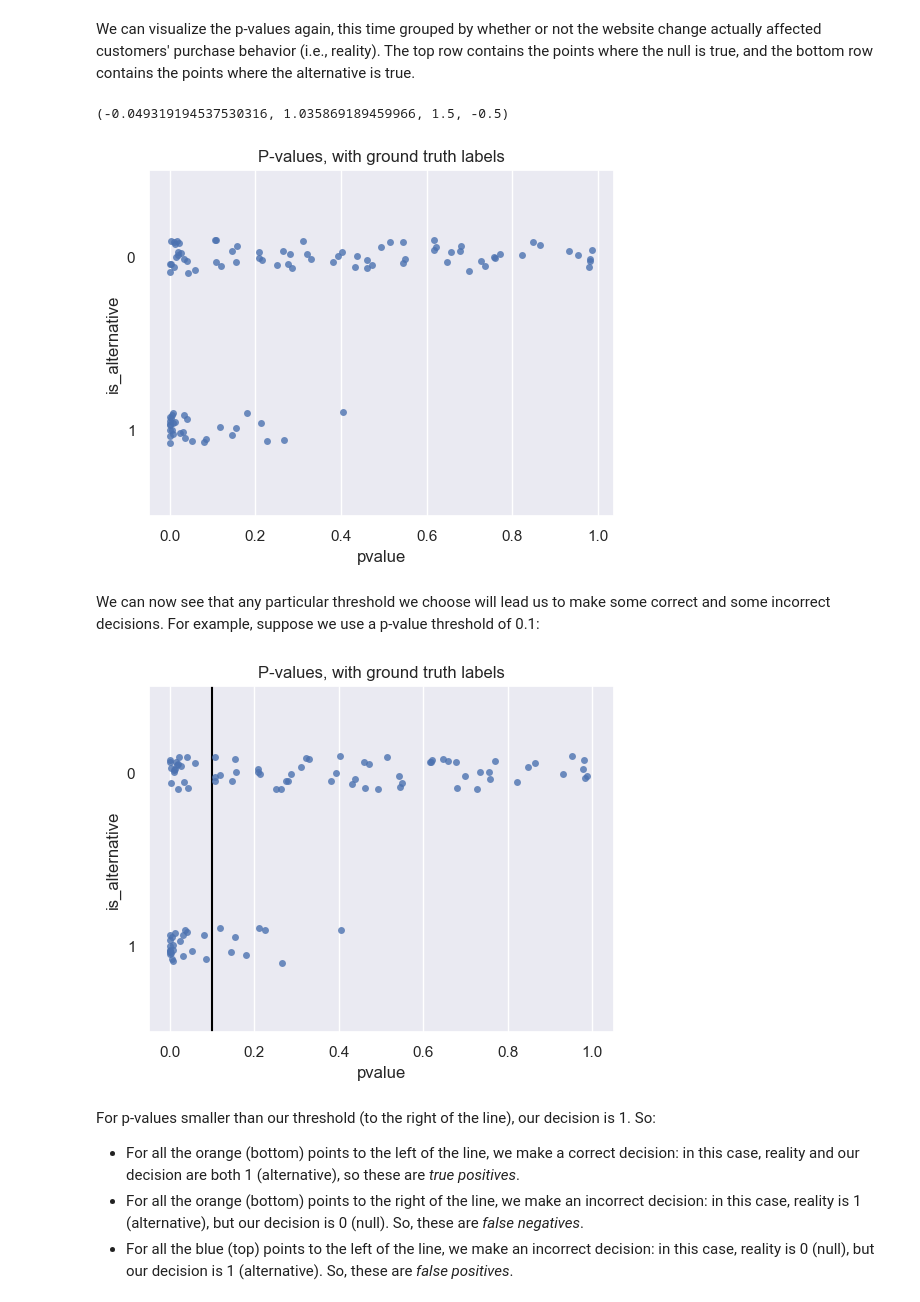
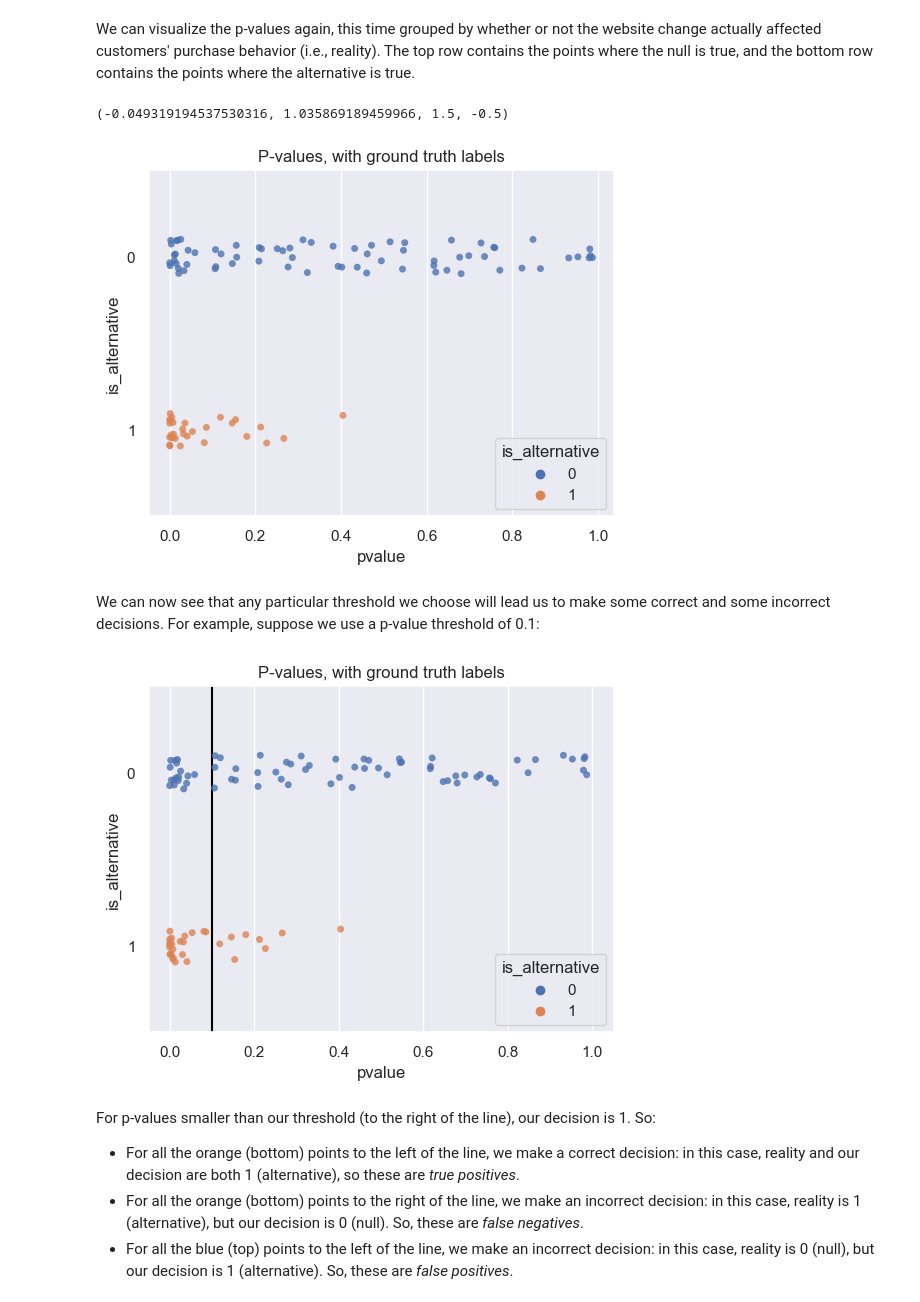
Before and after one commit to ds-102/ds-102-book, a Jupyter notebook: ds-102-book/content/chapters/01/02_hypothesis_testing.ipynb, the cells around one changed output. Cells and saved outputs as stored; diff of their text form; code cells hidden in the pictures.

Commit message:
fix(hypothesis-testing): formatting fixes and clarification on null/alternative false binary

```diff
--- a/ds-102-book/content/chapters/01/02_hypothesis_testing.ipynb
+++ b/ds-102-book/content/chapters/01/02_hypothesis_testing.ipynb
@@ -178,26 +193,26 @@ p_values.head(3)
 We can visualize the p-values again, this time grouped by whether or not the website change actually affected customers' purchase behavior (i.e., reality). The top row contains the points where the null is true, and the bottom row contains the points where the alternative is true.
 # %%
 sns.stripplot(
-    data=p_values, x='pvalue', y='is_alternative',
+    data=p_values, x='pvalue', y='is_alternative', hue='is_alternative',
     alpha = 0.8, order = [0, 1], orient = "h",
 )
 plt.title('P-values, with ground truth labels');
 print(plt.axis())
 # %% [output]
 (-0.049319194537530316, 1.035869189459966, 1.5, -0.5)
-[figure, old version]
+[figure, new version]
 # %% [markdown]
 We can now see that any particular threshold we choose will lead us to make some correct and some incorrect decisions. For example, suppose we use a p-value threshold of 0.1:
 # %%
 sns.stripplot(
-    data=p_values, x='pvalue', y='is_alternative',
+    data=p_values, x='pvalue', y='is_alternative', hue='is_alternative',
     alpha = 0.8, order = [0, 1], orient = "h",
 )
 plt.vlines(0.1, -0.5, 1.5, color='black')
 plt.axis([-0.05, 1.05, 1.5, -0.5])
 plt.title('P-values, with ground truth labels');
 # %% [output]
-[figure, old version]
+[figure, new version]
 # %% [markdown]
 For p-values smaller than our threshold (to the right of the line), our decision is 1. So:
 * For all the orange (bottom) points to the left of the line, we make a correct decision: in this case, reality and our decision are both 1 (alternative), so these are *true positives*.
```
Also changed, not shown: parts of 3 cells of this notebook, 1 other file.
